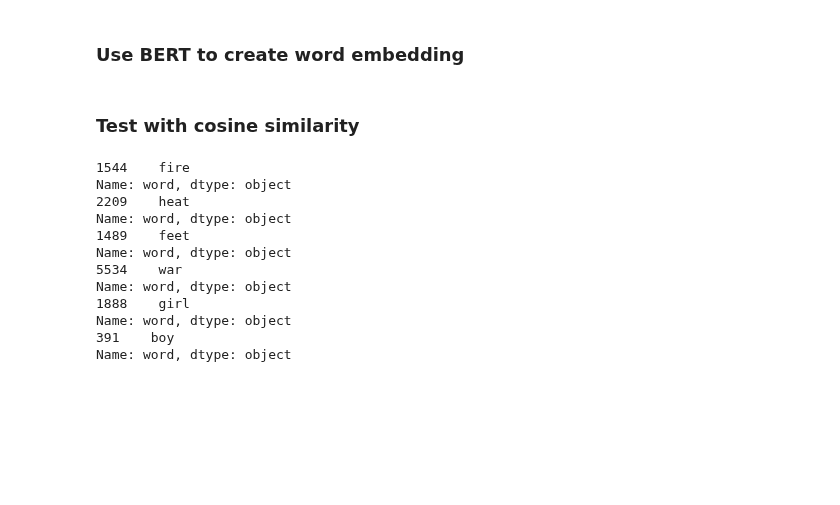
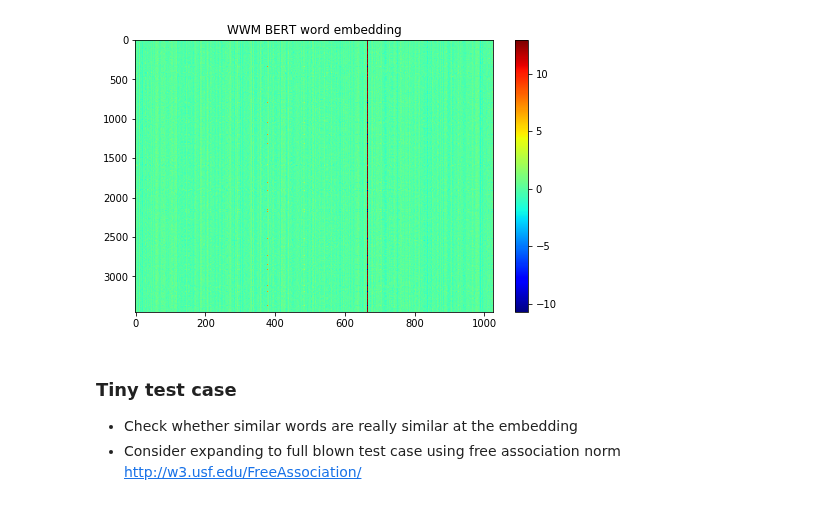
Before and after one commit to JasonLo/triangle_model, a Jupyter notebook: O2S/embedding.ipynb, the cells around one changed output. Saved outputs shown, nothing was run; the diff lists cells and outputs as text; code cells hidden in the pictures; blank space fills up the shorter version.

Commit message:
O2S embbeding with LSA TASA and BERT

```diff
--- a/O2S/embedding.ipynb
+++ b/O2S/embedding.ipynb
@@ -5,0 +72,18 @@
+# %%
+from bert.tokenization.bert_tokenization import BasicTokenizer, load_vocab, convert_by_vocab
+
+tokenizer = BasicTokenizer()
+vocab = load_vocab(os.path.join(model_dir, "vocab.txt"))
+
+x_train = pd.read_csv('../common/input/df_train.csv', na_filter=False)
+print('Training set has {} words'.format(len(x_train)))
+
+words = []
+x = []
+
+for i, word in enumerate(x_train.word):
+    if word in vocab:
+        words.append(word)
+        x.append(convert_by_vocab(vocab, tokenizer.tokenize(word)))
+
+print('There are {} words with BERT vector'.format(len(x)))
@@ -5,0 +95,10 @@
+# %%
+y = model.predict(x)
+print('y shape (words, seq, hidden) = {}'.format(y.shape))
+
+# Can use different pooling stregegy is seq dim > 1
+y = y.squeeze()
+# y = np.mean(y, axis=1)
+# y = np.max(y, axis=1)
+
+print('After squeezing seq dimension, shoep = {}'.format(y.shape))
@@ -66,2 +109,0 @@ for i, word in enumerate(x_train.word):
-# %% [markdown]
-### Use BERT to create word embedding
@@ -72,23 +110,17 @@ y_mean = np.mean(y, axis=1)
-# %% [markdown]
-### Test with cosine similarity
-# %%
-test_cases = ['fire', 'heat', 'feet', 'war', 'girl', 'boy']
-
-for case in test_cases:
-    print(x_train.loc[x_train.word == case, 'word'])
-# %% [output]
-1544    fire
-Name: word, dtype: object
-2209    heat
-Name: word, dtype: object
-1489    feet
-Name: word, dtype: object
-5534    war
-Name: word, dtype: object
-1888    girl
-Name: word, dtype: object
-391    boy
-Name: word, dtype: object
+# %%
+import matplotlib.pyplot as plt
+plt.figure(figsize=(8, 5))
+plt.subplot(111)
+plt.title('WWM BERT word embedding')
+plt.imshow(y, cmap='jet', interpolation='nearest', aspect="auto")
+plt.colorbar()
+plt.show()
+# %% [output]
+[figure, added]
+# %% [markdown]
+### Tiny test case
+- Check whether similar words are really similar at the embedding
+- Consider expanding to full blown test case using free association norm http://w3.usf.edu/FreeAssociation/
 # %%
 from tensorflow.keras.losses import cosine_similarity
 
```
Also changed, not shown: parts of 27 cells of this notebook, 4 other files.
